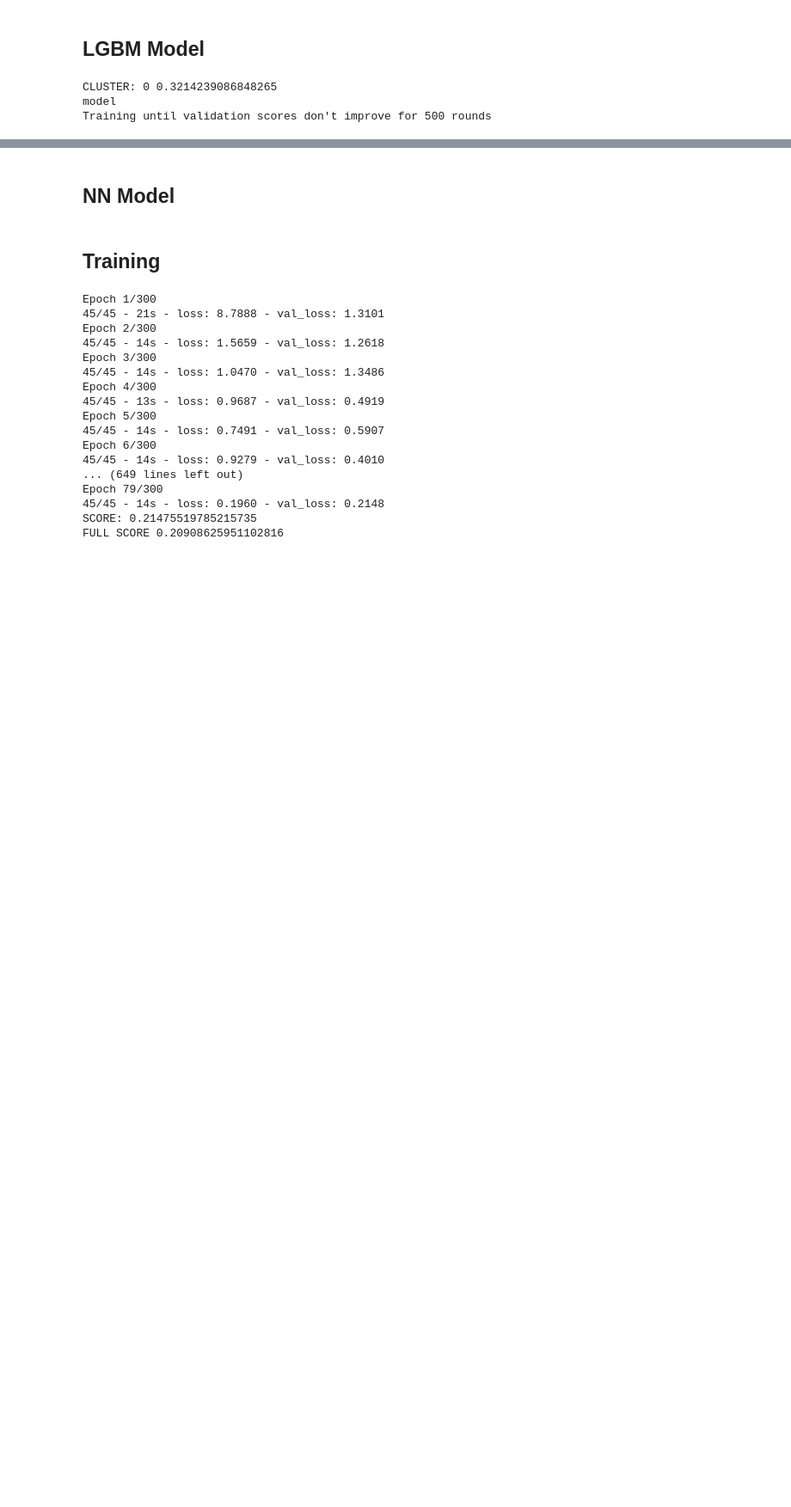
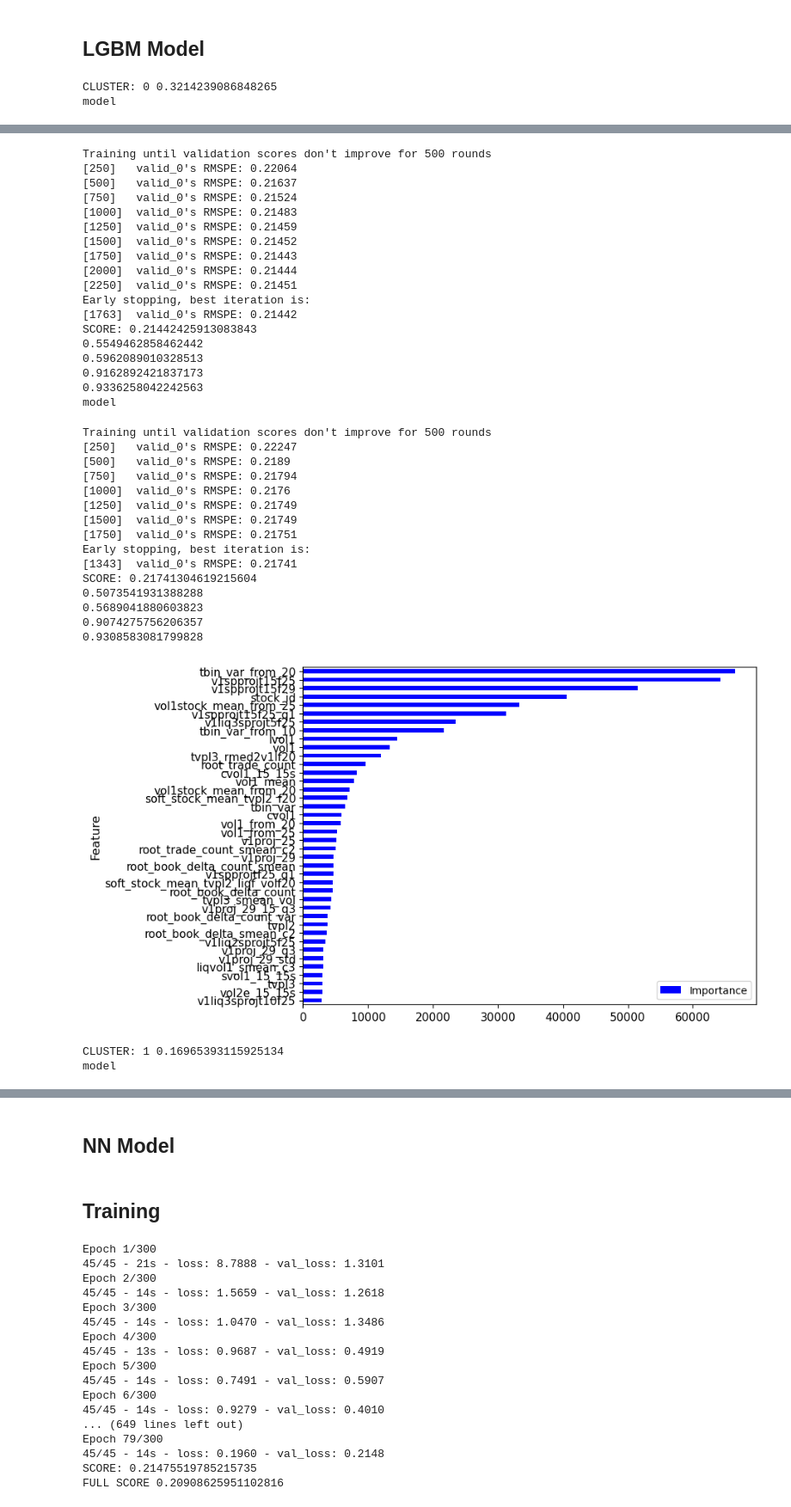
Before and after one commit to JosePeeterson/Optiver-Realized-Volatility-Prediction, a Jupyter notebook: src/reference/15th-place-v10.ipynb, the cells around one changed output, grey strips where cells are left out. Shown at 86% size. Drawn from its saved outputs; the diff is of its cells as text; code cells hidden in the pictures; blank space fills up the shorter version.

Commit message:
created initial feature importancedtermination model using LGBM

```diff
--- a/src/reference/15th-place-v10.ipynb
+++ b/src/reference/15th-place-v10.ipynb
@@ -1879,7 +1871,7 @@ cats=['stock_id']
 features_to_consider = features + cats
 features_to_consider = list(np.unique(features_to_consider))
 
-test_df['target'] = 0.0
+#test_df['target'] = 0.0
 
 
 gc.collect()
@@ -1961,10 +1953,10 @@ for cluster in range(np.max(train_df[cluster_key])+1):
         print(nancorr(np.log(p), np.log(y_val)))
 
 
-        test_pred = (model.predict(test_df[features_to_consider][test_df[cluster_key]==cluster] )
-                                                                 *np.exp(test_df['vol1'][test_df[cluster_key]==cluster]) )
+        #test_pred = (model.predict(test_df[features_to_consider][test_df[cluster_key]==cluster] )
+        #                                                         *np.exp(test_df['vol1'][test_df[cluster_key]==cluster]) )
 
-        test_df['target'][test_df[cluster_key]==cluster] += test_pred/n_folds
+        #test_df['target'][test_df[cluster_key]==cluster] += test_pred/n_folds
 
 
         counter += 1
@@ -1998,4 +1990,3 @@ print('FULL SCORE:', full_score)
 # %% [output]
 CLUSTER: 0 0.3214239086848265
 model
-Training until validation scores don't improve for 500 rounds
@@ -2002,0 +2029,36 @@ KeyboardInterrupt:
+Training until validation scores don't improve for 500 rounds
+[250]   valid_0's RMSPE: 0.22064
+[500]   valid_0's RMSPE: 0.21637
+[750]   valid_0's RMSPE: 0.21524
+[1000]  valid_0's RMSPE: 0.21483
+[1250]  valid_0's RMSPE: 0.21459
+[1500]  valid_0's RMSPE: 0.21452
+[1750]  valid_0's RMSPE: 0.21443
+[2000]  valid_0's RMSPE: 0.21444
+[2250]  valid_0's RMSPE: 0.21451
+Early stopping, best iteration is:
+[1763]  valid_0's RMSPE: 0.21442
+SCORE: 0.21442425913083843
+0.5549462858462442
+0.5962089010328513
+0.9162892421837173
+0.9336258042242563
+model
+Training until validation scores don't improve for 500 rounds
+[250]   valid_0's RMSPE: 0.22247
+[500]   valid_0's RMSPE: 0.2189
+[750]   valid_0's RMSPE: 0.21794
+[1000]  valid_0's RMSPE: 0.2176
+[1250]  valid_0's RMSPE: 0.21749
+[1500]  valid_0's RMSPE: 0.21749
+[1750]  valid_0's RMSPE: 0.21751
+Early stopping, best iteration is:
+[1343]  valid_0's RMSPE: 0.21741
+SCORE: 0.21741304619215604
+0.5073541931388288
+0.5689041880603823
+0.9074275756206357
+0.9308583081799828
+[figure, added]
+CLUSTER: 1 0.16965393115925134
+model
```
Also changed, not shown: parts of 3 cells of this notebook, 1 other file.
